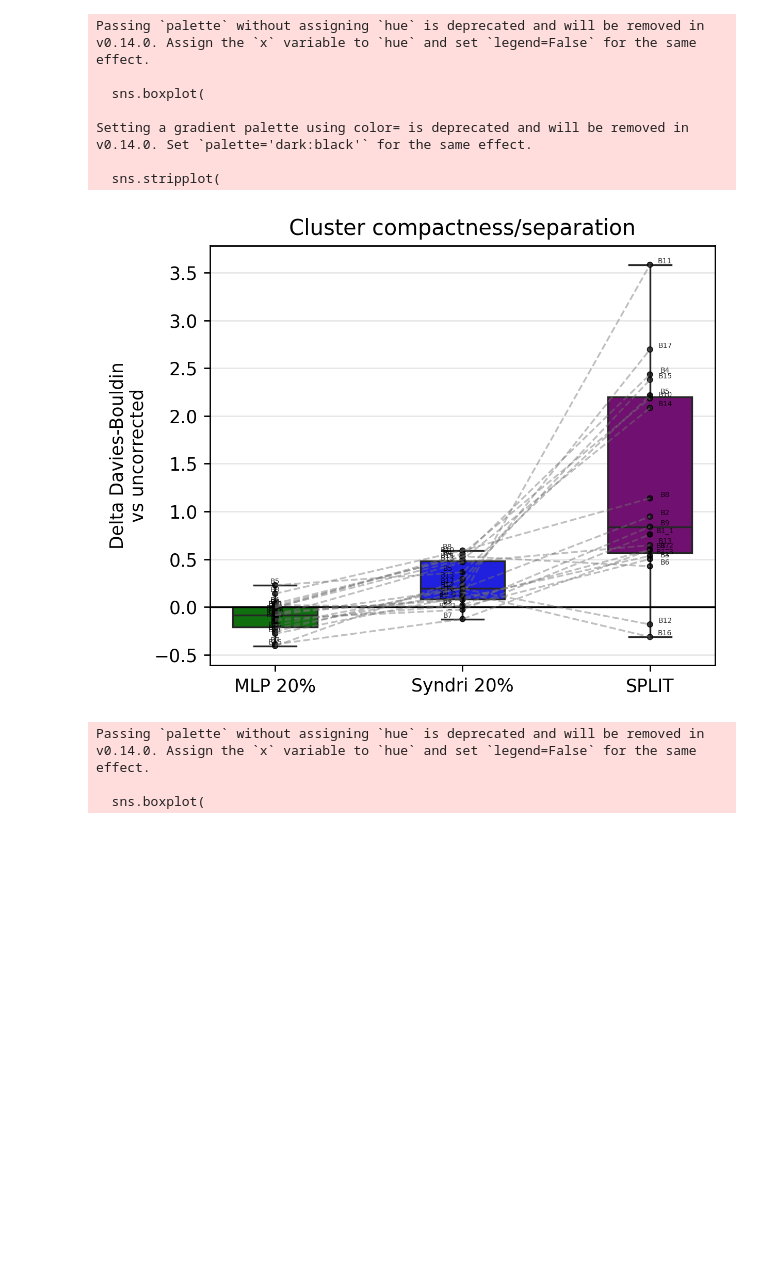
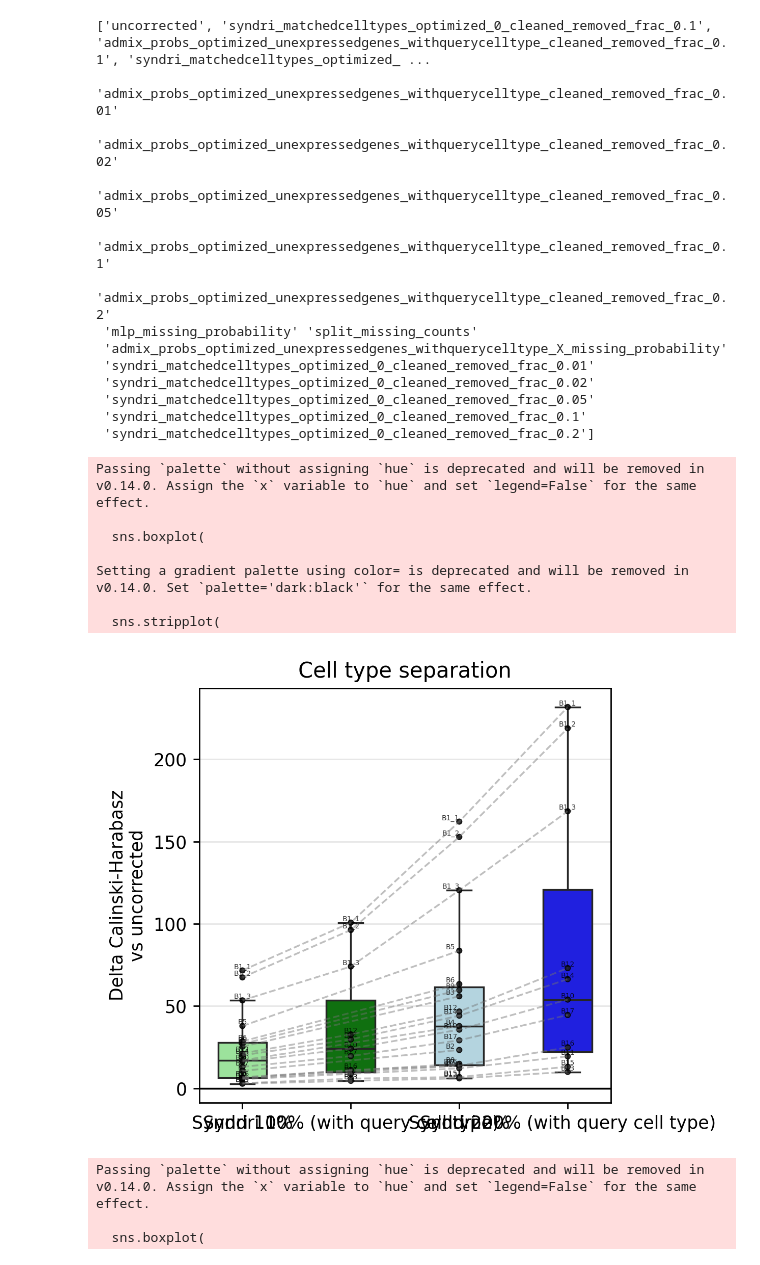
Before and after one commit to gkrieg/Syndri, a Jupyter notebook: eval/NoisyXeniumExperimentResults.ipynb, the cells around one changed output. Saved outputs shown, nothing was run; the diff lists cells and outputs as text; code cells hidden in the pictures; blank space fills up the shorter version.

Commit message:
query cell type integration, more recent optimization

```diff
--- a/eval/NoisyXeniumExperimentResults.ipynb
+++ b/eval/NoisyXeniumExperimentResults.ipynb
@@ -1,9 +1,12 @@
 # %%
 import pandas as pd
 import os
-parent_dir = '/work/magroup/skrieger/Syndri/data/xenium_noise_experiment/metrics_eval_layers_pooled/'
+parent_dir = '/work/magroup/skrieger/Syndri/data/xenium_noise_experiment/optimized_unexpressed_nosametypeneighbors_withquerycelltype_eval/'
 metric_dirs = os.listdir(parent_dir)
 sep_files = sorted([os.path.join(parent_dir,x,'cell_type_separation_metrics_layers_pooled.csv') for x in metric_dirs if os.path.exists(os.path.join(parent_dir,x,'cell_type_separation_metrics_layers_pooled.csv'))])
+parent_dir = '/work/magroup/skrieger/Syndri/data/xenium_noise_experiment/optimized_unexpressed_nosametypeneighbors_eval/'
+metric_dirs = os.listdir(parent_dir)
+sep_files += sorted([os.path.join(parent_dir,x,'cell_type_separation_metrics_layers_pooled.csv') for x in metric_dirs if os.path.exists(os.path.join(parent_dir,x,'cell_type_separation_metrics_layers_pooled.csv'))])
 sep_df = pd.concat([pd.read_csv(f) for f in sep_files])
 # sep_df = pd.read_csv('/work/magroup/skrieger/Syndri/data/xenium_noise_experiment/metrics_eval_layers_pooled/B10_B10/cell_type_separation_metrics_worstadj.csv')
 # sep_df['tissue'].iloc[0]
@@ -35,42 +40,47 @@ import matplotlib.pyplot as plt
 import seaborn as sns
 from adjustText import adjust_text
 
-baseline_case = "syndri_uncorrected"
+baseline_case = "uncorrected"
 method_cases = [
     # "cleaned_admixed_removed_frac_0.01",
     # "cleaned_admixed_removed_frac_0.02",
     # "cleaned_admixed_removed_frac_0.05",
     # "syndri_uncorrected",
     # "mlp_cleaned_removed_frac_0.1",
-    # "syndri_cleaned_removed_frac_0.1",
-    "mlp_cleaned_removed_frac_0.2",
-    "syndri_cleaned_removed_frac_0.2",
-    "split",
+    "syndri_matchedcelltypes_optimized_0_cleaned_removed_frac_0.1",
+    "admix_probs_optimized_unexpressedgenes_withquerycelltype_cleaned_removed_frac_0.1",
+
+    # "mlp_cleaned_removed_frac_0.2",
+    "syndri_matchedcelltypes_optimized_0_cleaned_removed_frac_0.2",
+    "admix_probs_optimized_unexpressedgenes_withquerycelltype_cleaned_removed_frac_0.2",
+    # "split",
 ]
 
 case_labels = {
     # "cleaned_admixed_removed_frac_0.01": "Syndri 1%" ,
     # "cleaned_admixed_removed_frac_0.02": "Syndri 2%",
     # "cleaned_admixed_removed_frac_0.05": "Syndri 5%",
-    "syndri_uncorrected": "Uncorrected",
+    "uncorrected": "Uncorrected",
     "mlp_cleaned_removed_frac_0.1": "MLP 10%",
-    "syndri_cleaned_removed_frac_0.1": "Syndri 10%",
+    "admix_probs_optimized_unexpressedgenes_withquerycelltype_cleaned_removed_frac_0.1": "Syndri 10% (with query cell type)",
+    "syndri_matchedcelltypes_optimized_0_cleaned_removed_frac_0.1":"Syndri 10%",
     "mlp_cleaned_removed_frac_0.2": "MLP 20%",
-    "syndri_cleaned_removed_frac_0.2": "Syndri 20%",
+    "admix_probs_optimized_unexpressedgenes_withquerycelltype_cleaned_removed_frac_0.2": "Syndri 20% (with query cell type)",
+    "syndri_matchedcelltypes_optimized_0_cleaned_removed_frac_0.2":"Syndri 20%",
     "split": "SPLIT",
 }
 
 metrics = [
+    (
+        "calinski_harabasz",
+        "Cell type separation",
+        "Delta Calinski-Harabasz\nvs uncorrected",
+    ),
     # (
-    #     "calinski_harabasz",
-    #     "Cell type separation",
-    #     "Delta Calinski-Harabasz\nvs uncorrected",
+    #     "davies_bouldin",
+    #     "Cluster compactness/separation",
+    #     "Delta Davies-Bouldin\nvs uncorrected",
     # ),
-    (
-        "davies_bouldin",
-        "Cluster compactness/separation",
-        "Delta Davies-Bouldin\nvs uncorrected",
-    ),
     # (
     #     "leiden_adjusted_rand_vs_label",
     #     "Leiden ARI",
@@ -91,9 +101,10 @@ id_cols = ["tissue"]
 
 plot_base = sep_df[
     (sep_df["case"].isin([baseline_case] + method_cases))&
-    (sep_df["dropout_fraction"]==0.01)
+    (sep_df["dropout_fraction"]==0.00)
 ].copy()
 
+print([baseline_case]+method_cases,sep_df['case'].unique())
 plot_base["sample_id"] = plot_base[id_cols[0]].astype(str)
 plot_base["tissue"] = plot_base["sample_id"].apply(
     lambda x: x.split("/")[-1].split(".")[0]
@@ -164,7 +175,7 @@ palette = dict(
         # sns.color_palette(
         #     "Blues",
         #     n_colors=len(method_cases[:-1]),
-        ["green","blue","purple"],
+        ["lightgreen","green","lightblue","blue","purple"],
     )
 )
 
@@ -282,6 +293,7 @@ def plot_metric_delta(ax, data, metric, title, ylabel):
     ax.set_xlabel("")
     ax.set_ylabel(ylabel)
     ax.grid(True, axis="y", alpha=0.3)
+    ax.set_xticklabels(ax.get_xticklabels(),ha='right',rotation=45)
 
 delta_df['eval_config'] = delta_df['dropout']
 eval_configs = delta_df["eval_config"].dropna().unique()
@@ -291,41 +303,54 @@ for eval_config in eval_configs:
         delta_df["eval_config"] == eval_config
     ].copy()
 
     fig, axes_grid = plt.subplots(
         1,
         1,
         figsize=(5, 4),
         sharex=True,
         dpi=250,
     )
     axes = [axes_grid]
 
     for ax, (metric, title, ylabel) in zip(axes, metrics):
         plot_metric_delta(
             ax=ax,
             data=config_df,
             metric=metric,
             title=title,
             ylabel=ylabel,
         )
 
     # fig.suptitle(
     #     f"Evaluation configuration: {eval_config}",
     #     fontsize=12,
     #     y=1.02,
     # )
 
     plt.tight_layout()
     plt.show()
 # %% [output]
-Passing `palette` without assigning `hue` is deprecated and will be removed in v0.14.0. Assign the `x` variable to `hue` and set `legend=False` for the same effect.
-
-  sns.boxplot(
-
-Setting a gradient palette using color= is deprecated and will be removed in v0.14.0. Set `palette='dark:black'` for the same effect.
-
-  sns.stripplot(
+['uncorrected', 'syndri_matchedcelltypes_optimized_0_cleaned_removed_frac_0.1', 'admix_probs_optimized_unexpressedgenes_withquerycelltype_cleaned_removed_frac_0.1', 'syndri_matchedcelltypes_optimized_ ...
+ 'admix_probs_optimized_unexpressedgenes_withquerycelltype_cleaned_removed_frac_0.01'
+ 'admix_probs_optimized_unexpressedgenes_withquerycelltype_cleaned_removed_frac_0.02'
+ 'admix_probs_optimized_unexpressedgenes_withquerycelltype_cleaned_removed_frac_0.05'
+ 'admix_probs_optimized_unexpressedgenes_withquerycelltype_cleaned_removed_frac_0.1'
+ 'admix_probs_optimized_unexpressedgenes_withquerycelltype_cleaned_removed_frac_0.2'
+ 'mlp_missing_probability' 'split_missing_counts'
+ 'admix_probs_optimized_unexpressedgenes_withquerycelltype_X_missing_probability'
+ 'syndri_matchedcelltypes_optimized_0_cleaned_removed_frac_0.01'
+ 'syndri_matchedcelltypes_optimized_0_cleaned_removed_frac_0.02'
+ 'syndri_matchedcelltypes_optimized_0_cleaned_removed_frac_0.05'
+ 'syndri_matchedcelltypes_optimized_0_cleaned_removed_frac_0.1'
+ 'syndri_matchedcelltypes_optimized_0_cleaned_removed_frac_0.2']
+Passing `palette` without assigning `hue` is deprecated and will be removed in v0.14.0. Assign the `x` variable to `hue` and set `legend=False` for the same effect.
+
+  sns.boxplot(
+
+Setting a gradient palette using color= is deprecated and will be removed in v0.14.0. Set `palette='dark:black'` for the same effect.
+
+  sns.stripplot(
-[figure, old version]
+[figure, new version]
 # %%
 import numpy as np
 import pandas as pd
```
Also changed, not shown: parts of 3 cells of this notebook, 35 other files.
